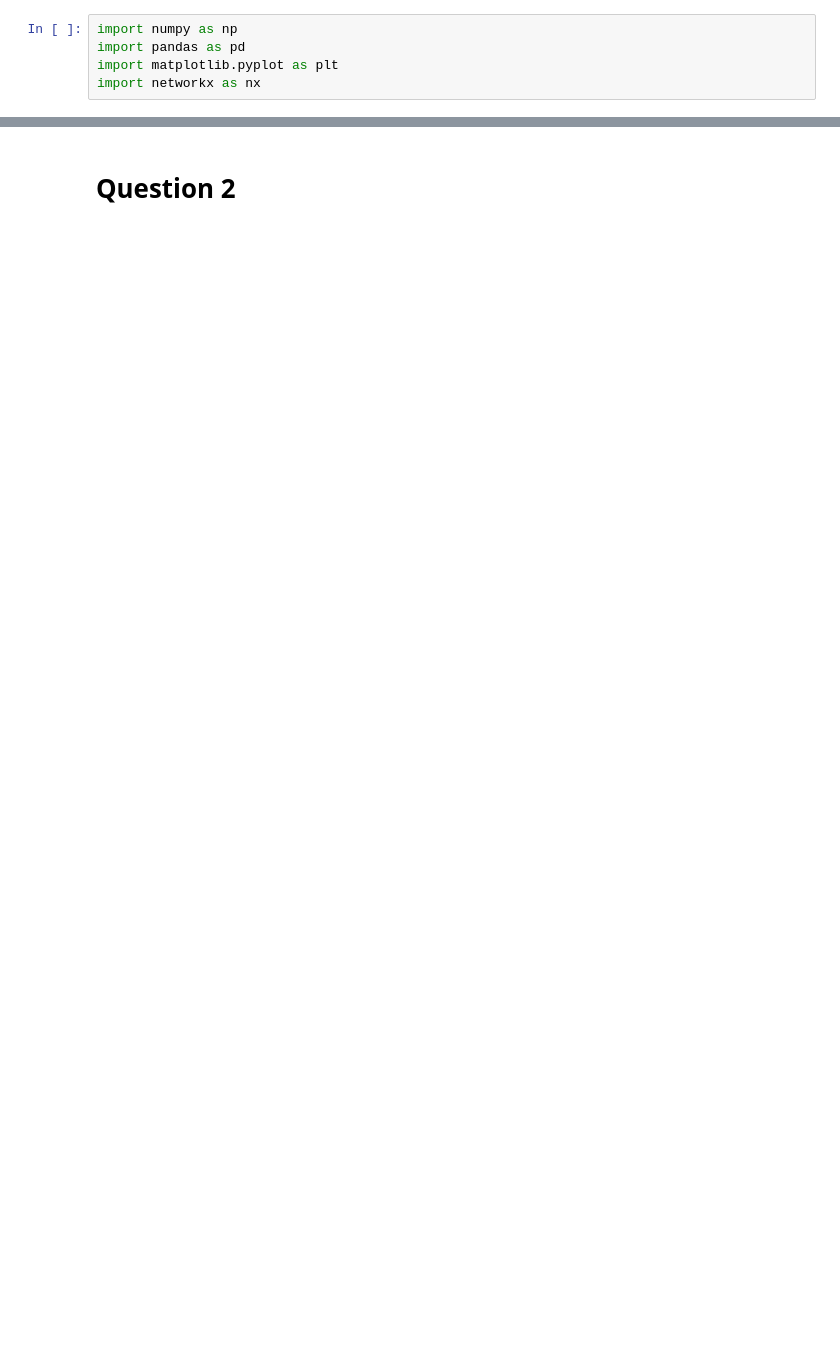
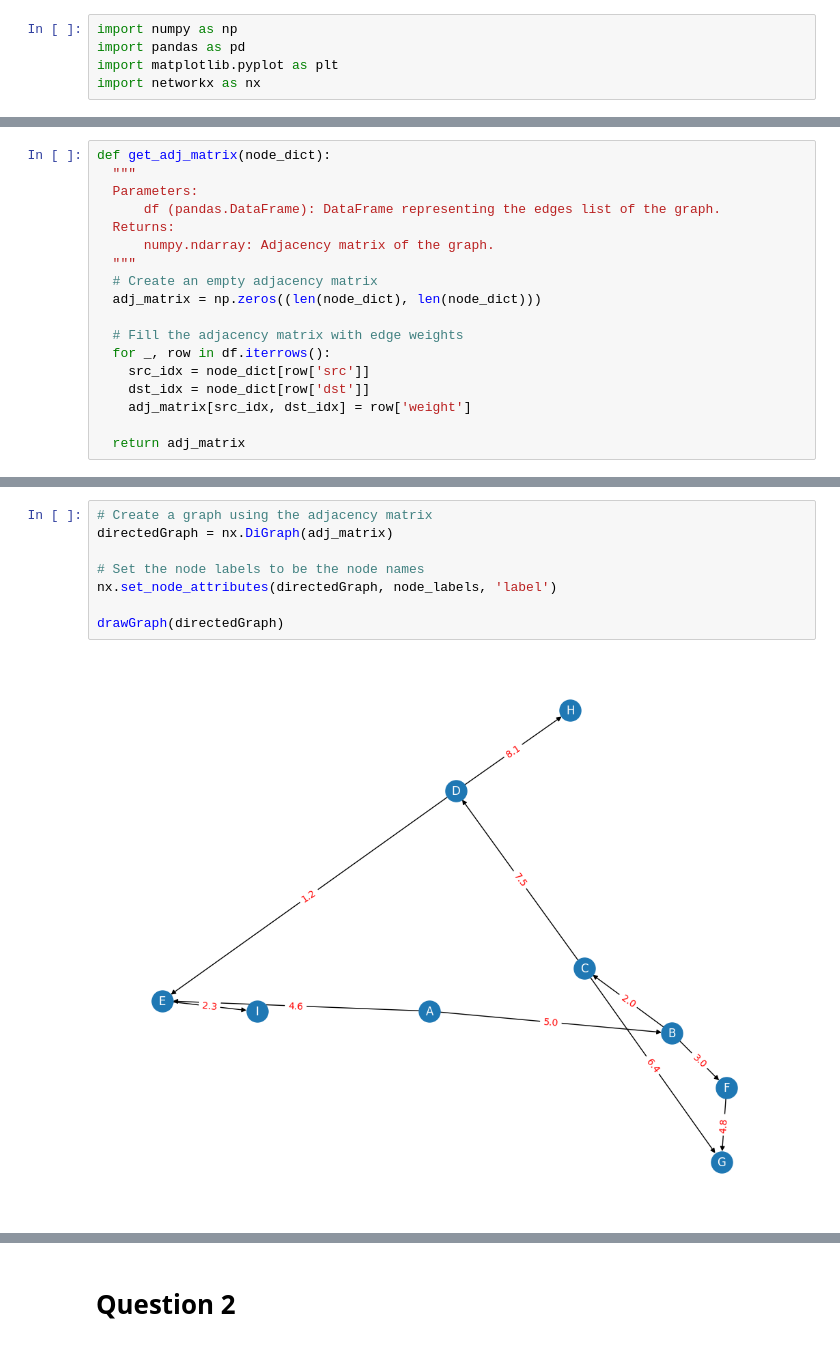
Before and after one commit to Umair-Syed/Social_Network_Analysis, a Jupyter notebook: Social_Network_Assignment_1.ipynb, the cells around one changed output, grey strips where cells are left out. Drawn from its saved outputs; the diff is of its cells as text; blank space fills up the shorter version.

```diff
--- a/Social_Network_Assignment_1.ipynb
+++ b/Social_Network_Assignment_1.ipynb
@@ -57 +29,19 @@ plt.show()
+# %%
+def get_adj_matrix(node_dict):
+  """
+  Parameters:
+      df (pandas.DataFrame): DataFrame representing the edges list of the graph.
+  Returns:
+      numpy.ndarray: Adjacency matrix of the graph.
+  """
+  # Create an empty adjacency matrix
+  adj_matrix = np.zeros((len(node_dict), len(node_dict)))
+
+  # Fill the adjacency matrix with edge weights
+  for _, row in df.iterrows():
+    src_idx = node_dict[row['src']]
+    dst_idx = node_dict[row['dst']]
+    adj_matrix[src_idx, dst_idx] = row['weight']
+
+  return adj_matrix
 # %%
@@ -75,0 +77,10 @@ plt.show()
+# %%
+# Create a graph using the adjacency matrix
+directedGraph = nx.DiGraph(adj_matrix)
+
+# Set the node labels to be the node names
+nx.set_node_attributes(directedGraph, node_labels, 'label')
+
+drawGraph(directedGraph)
+# %% [output]
+[figure, added]
```
Also changed, not shown: parts of 32 cells of this notebook, 3 other files.
